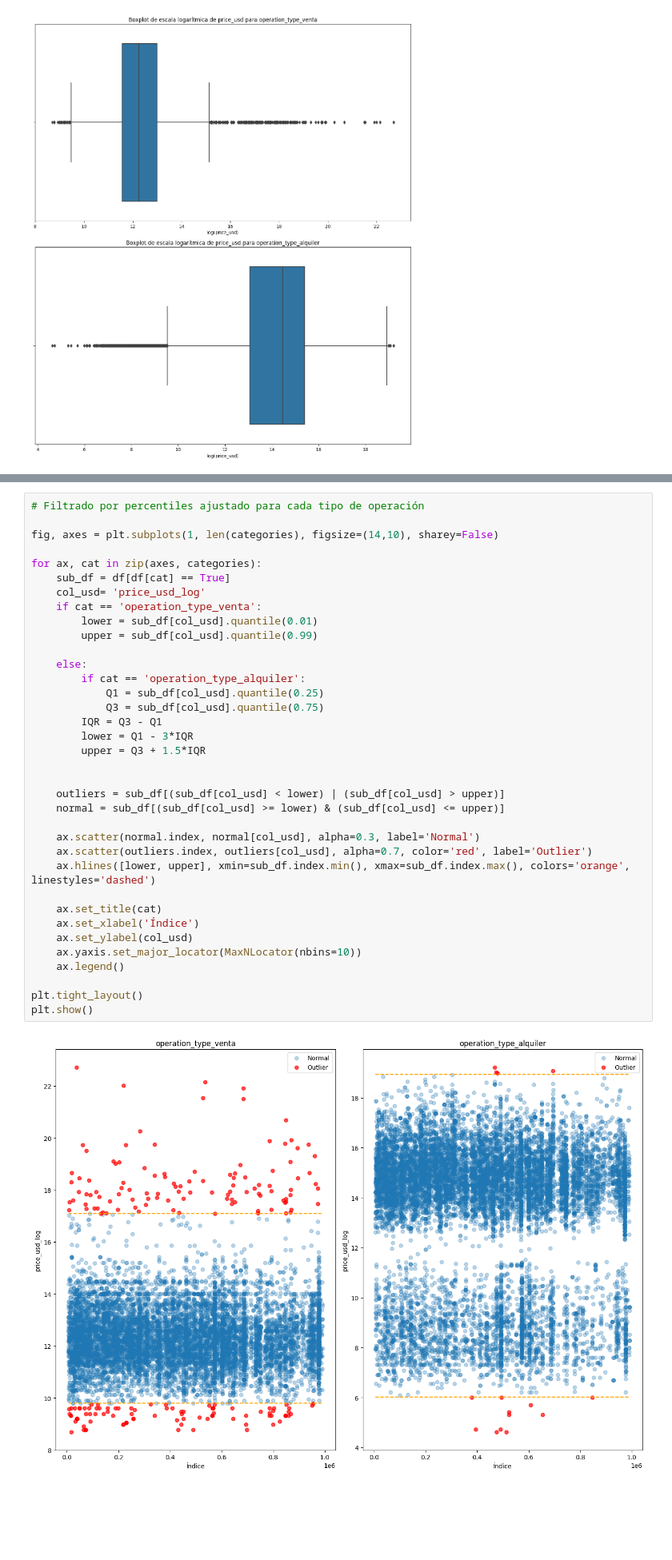
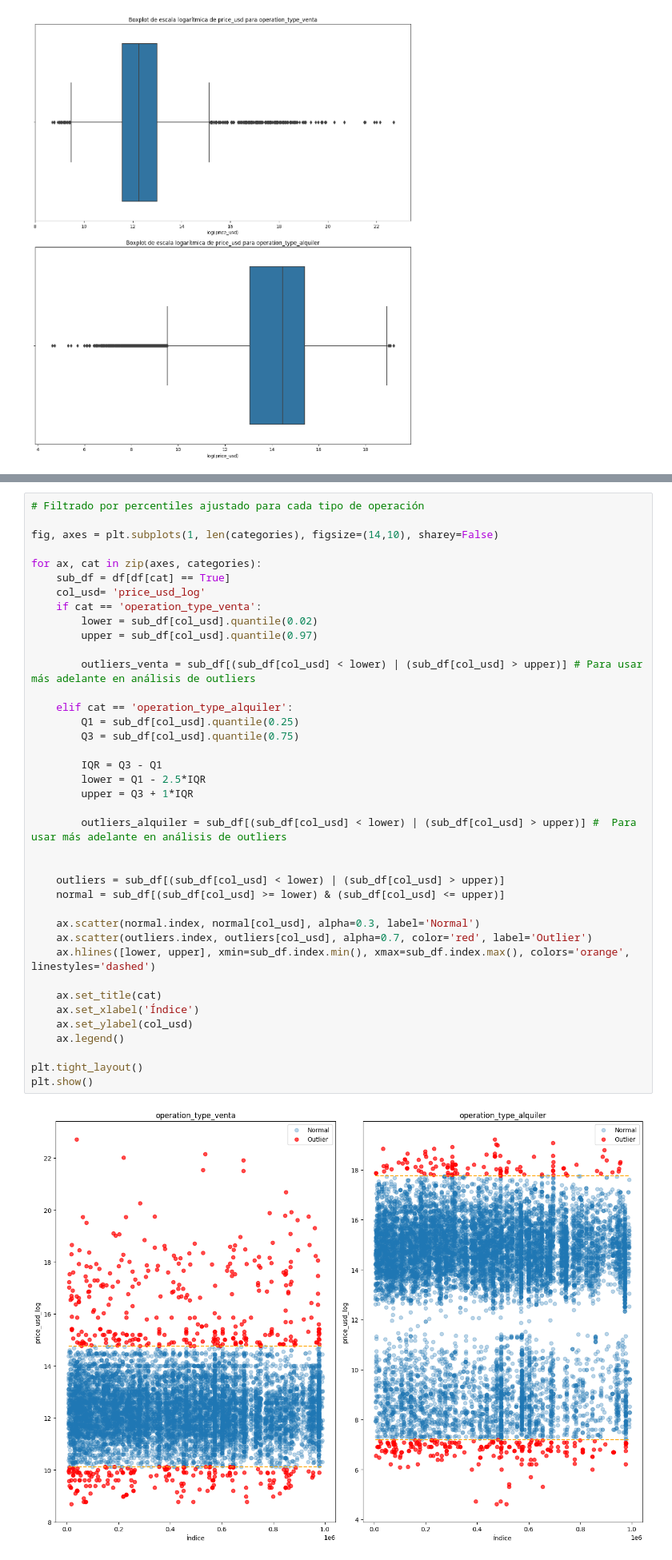
Before and after one commit to pixelciosa/Model_Price_prediction, a Jupyter notebook: notebooks/01_EDA.ipynb, the cells around one changed output, grey strips where cells are left out. Shown at 80% size. Drawn from its saved outputs; the diff is of its cells as text; blank space fills up the shorter version.

Commit message:
Update: Outliers analysis and cleaning

```diff
--- a/notebooks/01_EDA.ipynb
+++ b/notebooks/01_EDA.ipynb
@@ -780,38 +781,41 @@ plt.tight_layout()
 # %%
 # Filtrado por percentiles ajustado para cada tipo de operación
 
 fig, axes = plt.subplots(1, len(categories), figsize=(14,10), sharey=False)
 
 for ax, cat in zip(axes, categories):
     sub_df = df[df[cat] == True]
     col_usd= 'price_usd_log'
     if cat == 'operation_type_venta':
-        lower = sub_df[col_usd].quantile(0.01)
-        upper = sub_df[col_usd].quantile(0.99)
+        lower = sub_df[col_usd].quantile(0.02)
+        upper = sub_df[col_usd].quantile(0.97)
 
-    else:
-        if cat == 'operation_type_alquiler':
-            Q1 = sub_df[col_usd].quantile(0.25)
-            Q3 = sub_df[col_usd].quantile(0.75)
+        outliers_venta = sub_df[(sub_df[col_usd] < lower) | (sub_df[col_usd] > upper)] # Para usar más adelante en análisis de outliers
+
+    elif cat == 'operation_type_alquiler':
+        Q1 = sub_df[col_usd].quantile(0.25)
+        Q3 = sub_df[col_usd].quantile(0.75)
+
         IQR = Q3 - Q1
-        lower = Q1 - 3*IQR
-        upper = Q3 + 1.5*IQR
+        lower = Q1 - 2.5*IQR
+        upper = Q3 + 1*IQR
+
+        outliers_alquiler = sub_df[(sub_df[col_usd] < lower) | (sub_df[col_usd] > upper)] #  Para usar más adelante en análisis de outliers
 
 
     outliers = sub_df[(sub_df[col_usd] < lower) | (sub_df[col_usd] > upper)]
     normal = sub_df[(sub_df[col_usd] >= lower) & (sub_df[col_usd] <= upper)]
 
     ax.scatter(normal.index, normal[col_usd], alpha=0.3, label='Normal')
     ax.scatter(outliers.index, outliers[col_usd], alpha=0.7, color='red', label='Outlier')
     ax.hlines([lower, upper], xmin=sub_df.index.min(), xmax=sub_df.index.max(), colors='orange', linestyles='dashed')
 
     ax.set_title(cat)
     ax.set_xlabel('Índice')
     ax.set_ylabel(col_usd)
-    ax.yaxis.set_major_locator(MaxNLocator(nbins=10))
     ax.legend()
 
 plt.tight_layout()
 plt.show()
 # %% [output]
-[figure, old version]
+[figure, new version]
```
Also changed, not shown: parts of 32 cells of this notebook.
